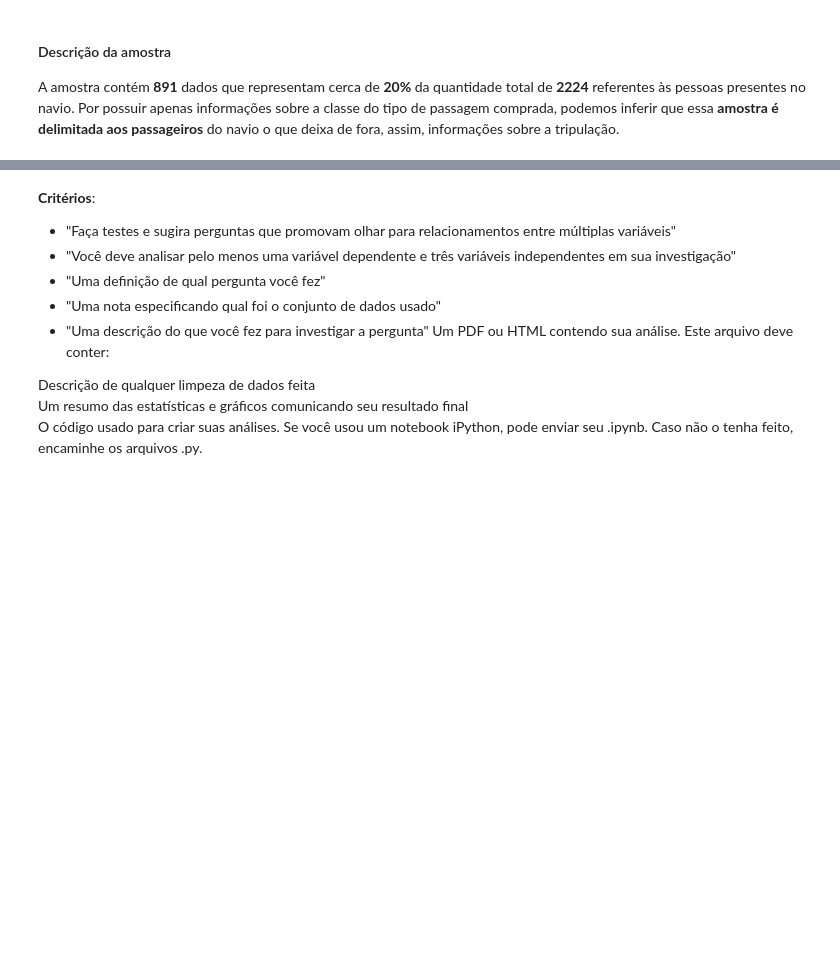
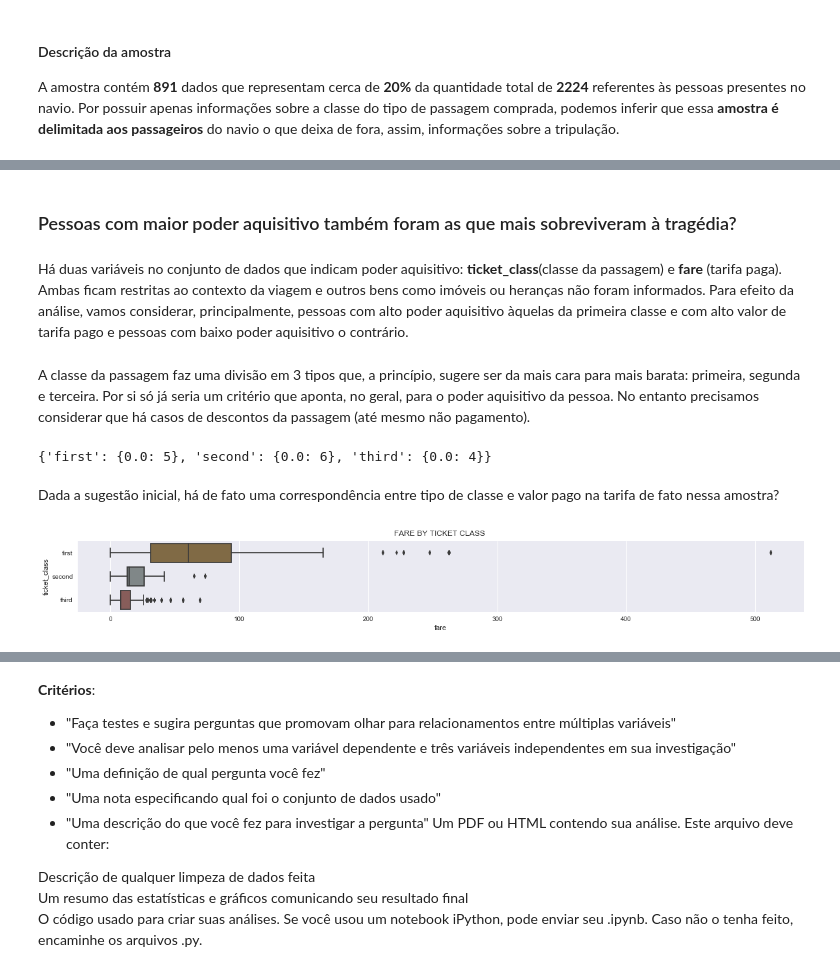
Before and after one commit to aguiarsouzatiz/udacity-nanodegree-data-science, a Jupyter notebook: 02 Data Analysis Titanic Data/data_analysis_titanic_data.ipynb, the cells around one changed output, grey strips where cells are left out. Cells and saved outputs as stored; diff of their text form; code cells hidden in the pictures; blank space fills up the shorter version.

Commit message:
First question draft; Adjuts custom functions; Adjusts main analysis

```diff
--- a/02 Data Analysis Titanic Data/data_analysis_titanic_data.ipynb
+++ b/02 Data Analysis Titanic Data/data_analysis_titanic_data.ipynb
@@ -156,19 +112,0 @@ sns.relplot(x='age', y='fare', hue='gender', data=data_titanic)
-# %%
-
-# sns.set(rc={'figure.figsize':(11.7,8.27)})
-sns.distplot(data_titanic['fare'])
-
-figure_costs, ax_costs = plt.subplots(1,3)
-# sns.distplot(data_titanic['fare'], hue='fare')
-
-# a = sns.distplot(data_titanic['fare'], ax=ax_costs[0])
-# pf.set_title(a, 'first')x='ticket_class',
-
-b = sns.violinplot(x='survived', y='fare', data=data_titanic, ax=ax_costs[1])
-pf.set_title(b, 'second')
-
-# b.legend()
-# sns.pairplot(data_titanic)
-# data_titanic.query('fare == 0')
-
-figure_costs.show()
@@ -178,0 +125,23 @@ sns.clustermap(dsf)
+# %% [markdown]
+### Pessoas com maior poder aquisitivo também foram as que mais sobreviveram à tragédia?
+# %% [markdown]
+Há duas variáveis no conjunto de dados que indicam poder aquisitivo: **ticket_class**(classe da passagem) e  **fare** (tarifa paga). Ambas ficam restritas ao contexto da viagem e outros bens como imóveis ou heranças não foram informados. Para efeito da análise, vamos considerar, principalmente, pessoas com alto poder aquisitivo àquelas da primeira classe e com alto valor de tarifa pago e pessoas com baixo poder aquisitivo o contrário.
+# %% [markdown]
+A classe da passagem faz uma divisão em 3 tipos que, a princípio, sugere ser da mais cara para mais barata: primeira, segunda e terceira. Por si só já seria um critério que aponta, no geral, para o poder aquisitivo da pessoa. No entanto precisamos considerar que há casos de descontos da passagem (até mesmo não pagamento).
+# %%
+# quantidade de pessoas que não pagaram por classe de passagem
+pd.crosstab(data_titanic.query('fare == 0')['fare'], data_titanic['ticket_class']).to_dict()
+# %% [output]
+{'first': {0.0: 5}, 'second': {0.0: 6}, 'third': {0.0: 4}}
+# %% [markdown]
+Dada a sugestão inicial, há de fato uma correspondência entre tipo de classe e valor pago na tarifa de fato nessa amostra?
+# %%
+figure, ax = plt.subplots(1,1, figsize=(20,2))
+# ----------------------------------------------------------------------------------------------------
+fare_ticket_class = sns.boxplot(y='ticket_class', x='fare', data=data_titanic,\
+            palette=st.palette_classes, order=['first', 'second', 'third'])
+pf.set_title(fare_ticket_class, 'Fare by ticket class ')
+# ----------------------------------------------------------------------------------------------------
+figure.show()
+# %% [output]
+[figure, added]
```
Also changed, not shown: parts of 46 cells of this notebook, 1 other file.
